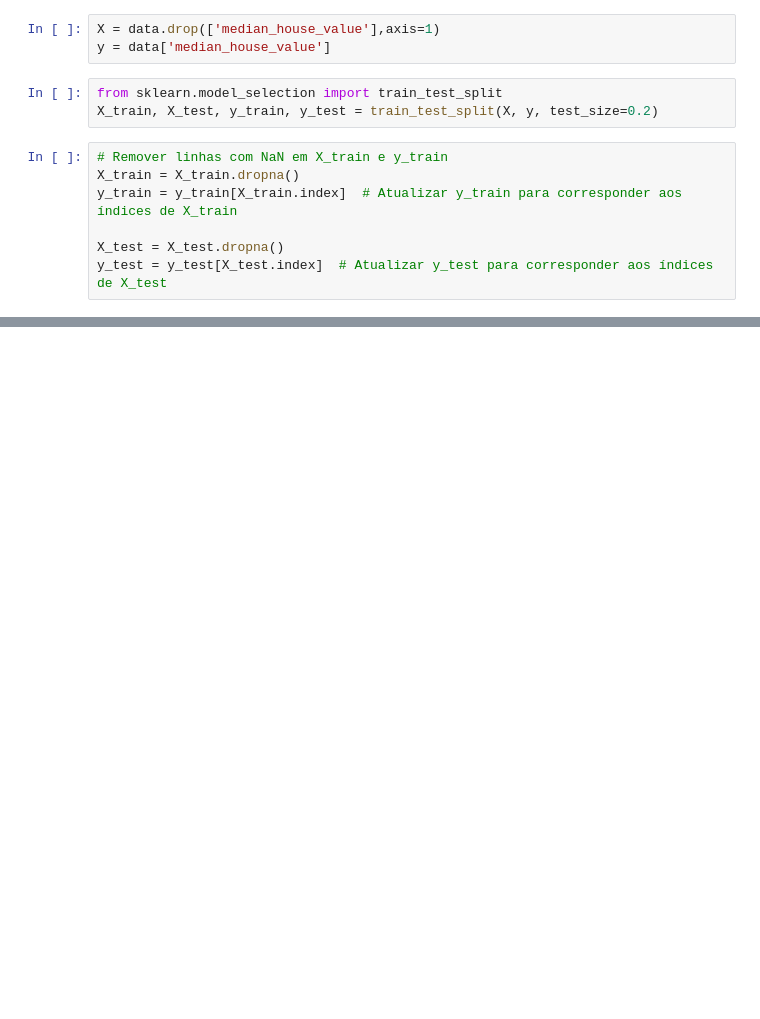
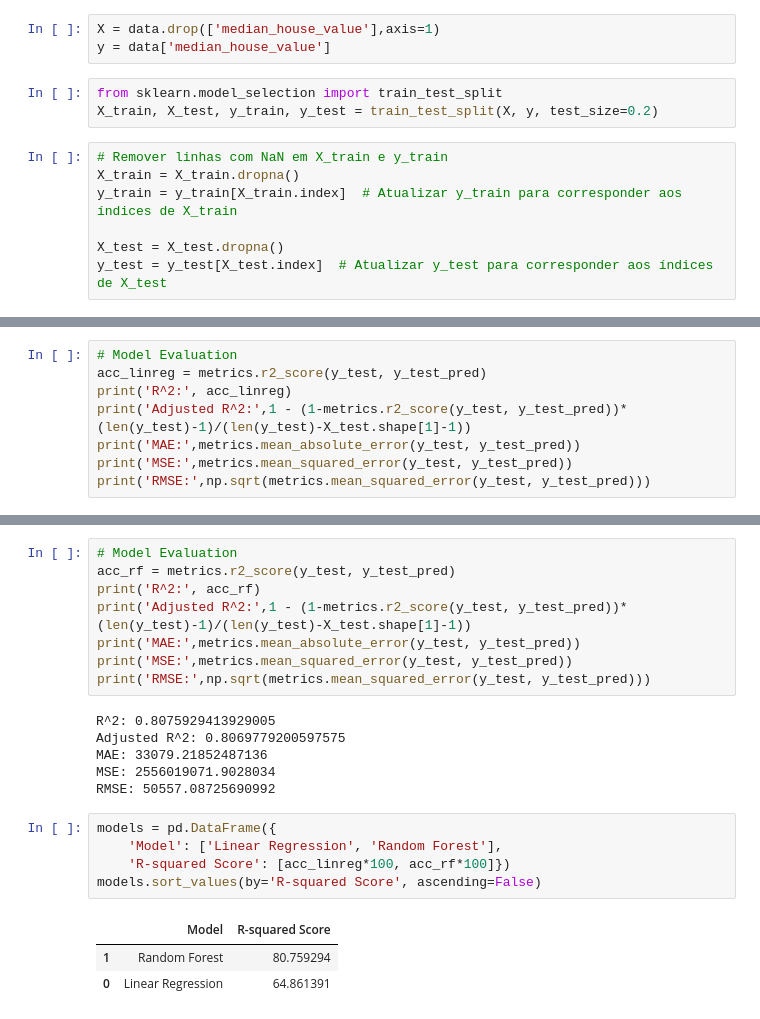
Before and after one commit to ruanlcs/MachineLearning_DataMining, a Jupyter notebook: Lista1/Trabalhos/Trabalho2/trabalho2.ipynb, the cells around one changed output, grey strips where cells are left out. Drawn from its saved outputs; the diff is of its cells as text; blank space fills up the shorter version.

```diff
--- a/Lista1/Trabalhos/Trabalho2/trabalho2.ipynb
+++ b/Lista1/Trabalhos/Trabalho2/trabalho2.ipynb
@@ -155,0 +149,8 @@ Preço previsto do novo imóvel: 235937.24
+# %%
+# Model Evaluation
+acc_linreg = metrics.r2_score(y_test, y_test_pred)
+print('R^2:', acc_linreg)
+print('Adjusted R^2:',1 - (1-metrics.r2_score(y_test, y_test_pred))*(len(y_test)-1)/(len(y_test)-X_test.shape[1]-1))
+print('MAE:',metrics.mean_absolute_error(y_test, y_test_pred))
+print('MSE:',metrics.mean_squared_error(y_test, y_test_pred))
+print('RMSE:',np.sqrt(metrics.mean_squared_error(y_test, y_test_pred)))
@@ -155,0 +203,23 @@ Preço previsto do novo imóvel: 235937.24
+# %%
+# Model Evaluation
+acc_rf = metrics.r2_score(y_test, y_test_pred)
+print('R^2:', acc_rf)
+print('Adjusted R^2:',1 - (1-metrics.r2_score(y_test, y_test_pred))*(len(y_test)-1)/(len(y_test)-X_test.shape[1]-1))
+print('MAE:',metrics.mean_absolute_error(y_test, y_test_pred))
+print('MSE:',metrics.mean_squared_error(y_test, y_test_pred))
+print('RMSE:',np.sqrt(metrics.mean_squared_error(y_test, y_test_pred)))
+# %% [output]
+R^2: 0.8075929413929005
+Adjusted R^2: 0.8069779200597575
+MAE: 33079.21852487136
+MSE: 2556019071.9028034
+RMSE: 50557.08725690992
+# %%
+models = pd.DataFrame({
+    'Model': ['Linear Regression', 'Random Forest'],
+    'R-squared Score': [acc_linreg*100, acc_rf*100]})
+models.sort_values(by='R-squared Score', ascending=False)
+# %% [output]
+|  | Model | R-squared Score |
+| 1 | Random Forest | 80.759294 |
+| 0 | Linear Regression | 64.861391 |
```
Also changed, not shown: parts of 26 cells of this notebook.
